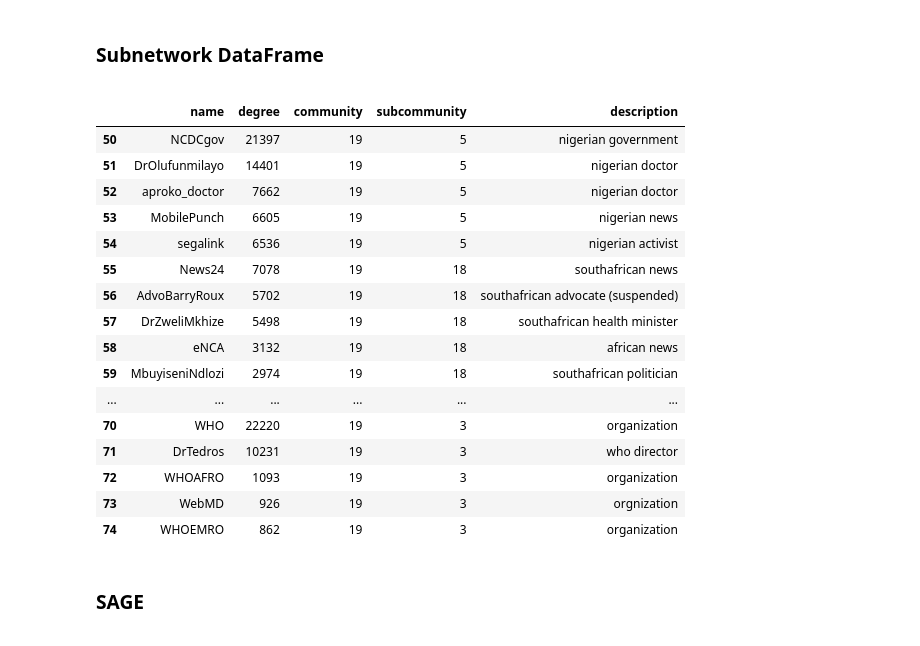
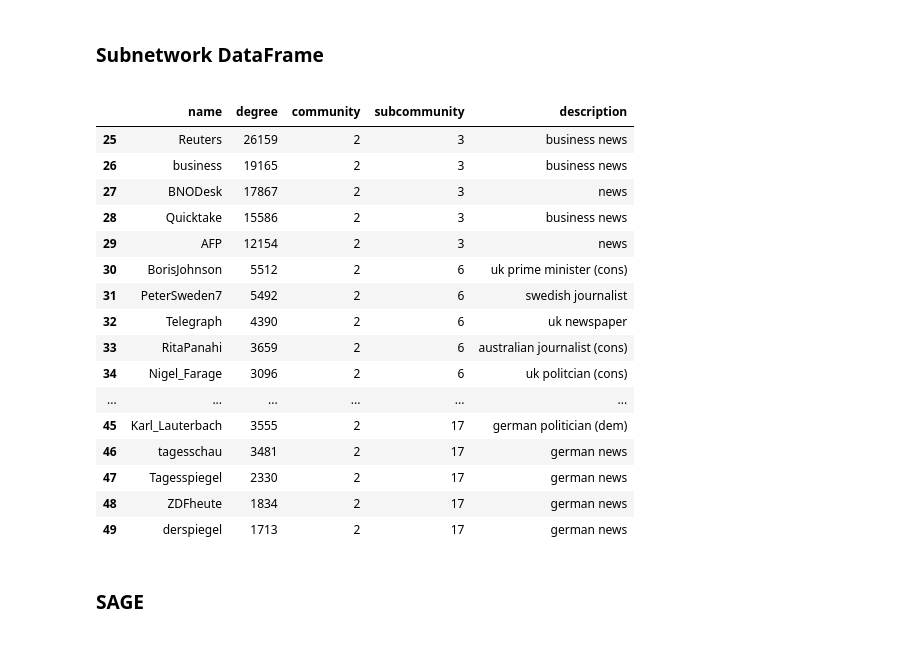
Before and after one commit to gi-ux/BachelorProject, a Jupyter notebook: notebook/network/Subnetworks.ipynb, the cells around one changed output. Cells and saved outputs as stored; diff of their text form; code cells hidden in the pictures.

```diff
--- a/notebook/network/Subnetworks.ipynb
+++ b/notebook/network/Subnetworks.ipynb
@@ -637,27 +625,27 @@ il numero di utenti è 1687953
 ### Subnetwork DataFrame
 <a id="subnet_df"/>
 # %%
-# df = pd.read_csv("C:/Users/gianl/Desktop/Gi/Supsi/BachelorProject/csv/subcommunities_w_desc.csv", lineterminator="\n", low_memory=False)
-df[df["community"]==19]
+df = pd.read_csv("C:/Users/gianl/Desktop/Gi/Supsi/BachelorProject/csv/subcommunities_w_desc.csv", lineterminator="\n", low_memory=False)
+df[df["community"]==2]
 # df
 # %% [output]
 |  | name | degree | community | subcommunity | description |
-| 50 | NCDCgov | 21397 | 19 | 5 | nigerian government |
-| 51 | DrOlufunmilayo | 14401 | 19 | 5 | nigerian doctor |
-| 52 | aproko_doctor | 7662 | 19 | 5 | nigerian doctor |
-| 53 | MobilePunch | 6605 | 19 | 5 | nigerian news |
-| 54 | segalink | 6536 | 19 | 5 | nigerian activist |
-| 55 | News24 | 7078 | 19 | 18 | southafrican news |
-| 56 | AdvoBarryRoux | 5702 | 19 | 18 | southafrican advocate (suspended) |
-| 57 | DrZweliMkhize | 5498 | 19 | 18 | southafrican health minister |
-| 58 | eNCA | 3132 | 19 | 18 | african news |
-| 59 | MbuyiseniNdlozi | 2974 | 19 | 18 | southafrican politician |
+| 25 | Reuters | 26159 | 2 | 3 | business news |
+| 26 | business | 19165 | 2 | 3 | business news |
+| 27 | BNODesk | 17867 | 2 | 3 | news |
+| 28 | Quicktake | 15586 | 2 | 3 | business news |
+| 29 | AFP | 12154 | 2 | 3 | news |
+| 30 | BorisJohnson | 5512 | 2 | 6 | uk prime minister (cons) |
+| 31 | PeterSweden7 | 5492 | 2 | 6 | swedish journalist |
+| 32 | Telegraph | 4390 | 2 | 6 | uk newspaper |
+| 33 | RitaPanahi | 3659 | 2 | 6 | australian journalist (cons) |
+| 34 | Nigel_Farage | 3096 | 2 | 6 | uk politcian (cons) |
 | ... | ... | ... | ... | ... | ... |
-| 70 | WHO | 22220 | 19 | 3 | organization |
-| 71 | DrTedros | 10231 | 19 | 3 | who director |
-| 72 | WHOAFRO | 1093 | 19 | 3 | organization |
-| 73 | WebMD | 926 | 19 | 3 | orgnization |
-| 74 | WHOEMRO | 862 | 19 | 3 | organization |
+| 45 | Karl_Lauterbach | 3555 | 2 | 17 | german politician (dem) |
+| 46 | tagesschau | 3481 | 2 | 17 | german news |
+| 47 | Tagesspiegel | 2330 | 2 | 17 | german news |
+| 48 | ZDFheute | 1834 | 2 | 17 | german news |
+| 49 | derspiegel | 1713 | 2 | 17 | german news |
 # %% [markdown]
 ### SAGE
 <a id="sage"/>
```
Also changed, not shown: parts of 13 cells of this notebook, 3 other files.
